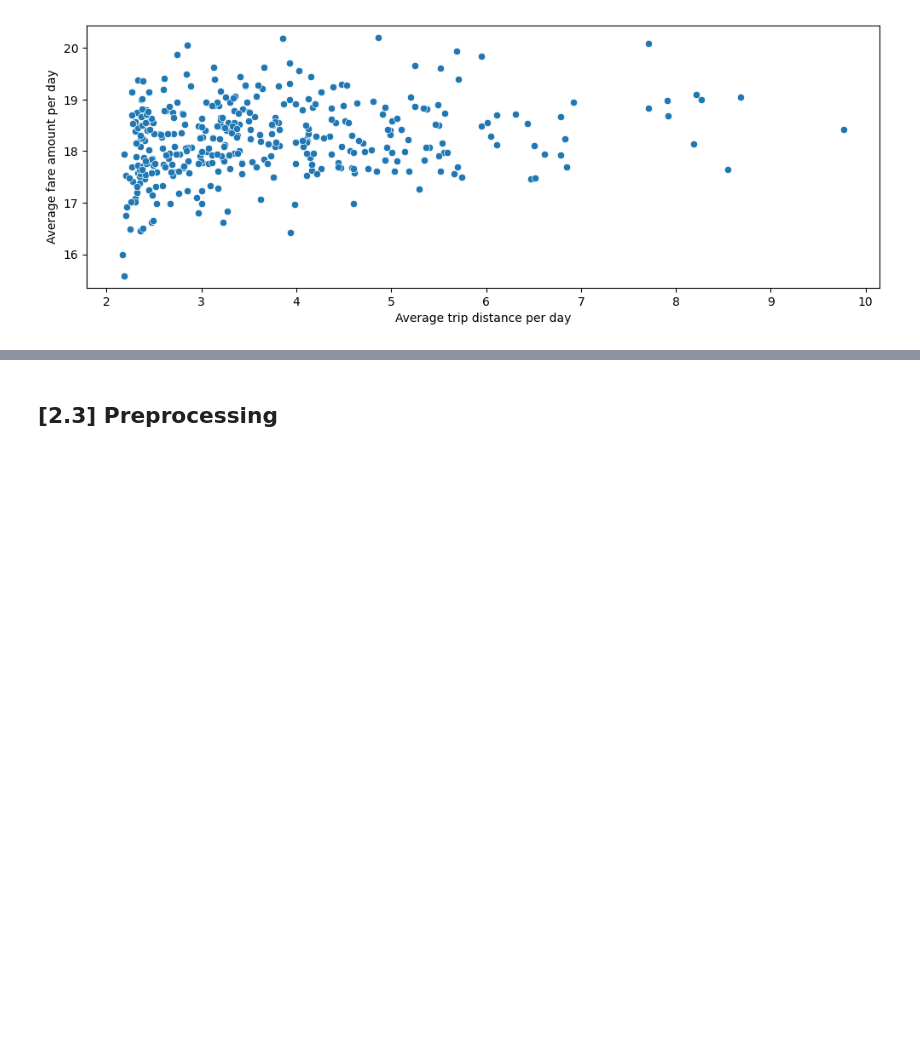
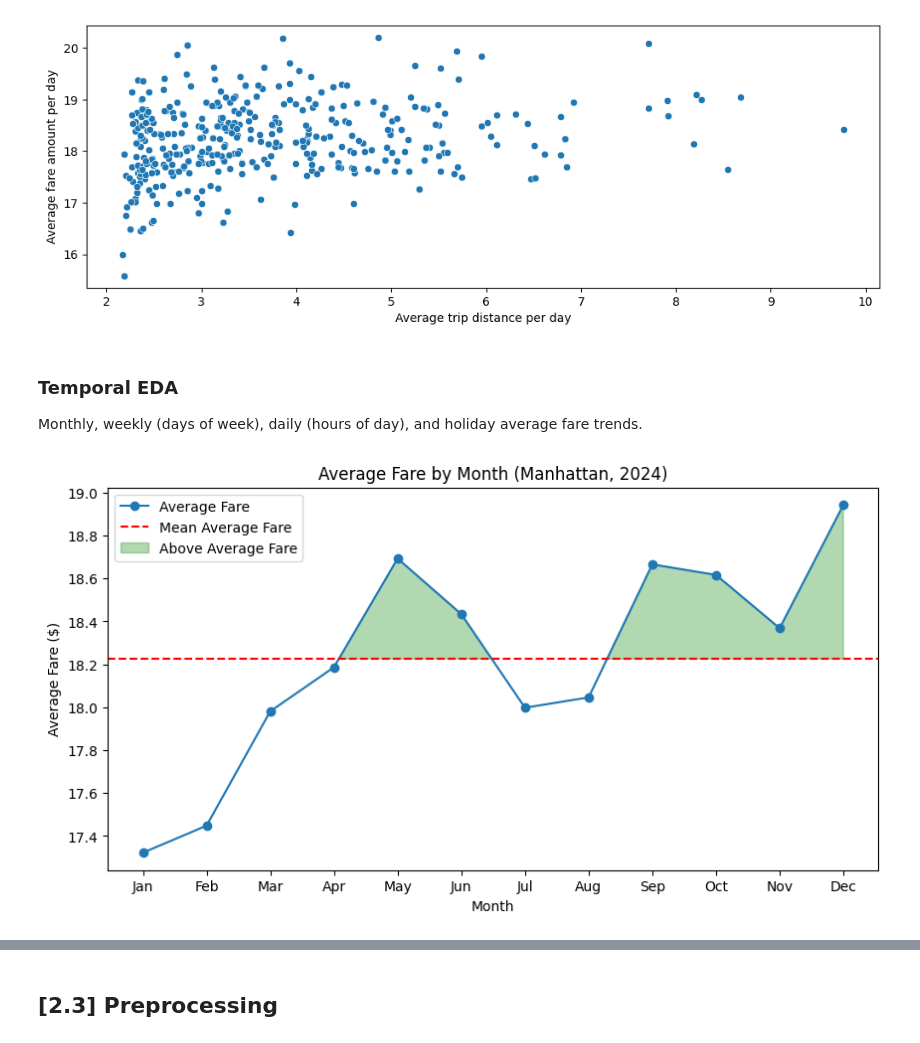
Before and after one commit to emma123456789102/Machine-Learning-Taxi-, a Jupyter notebook: final_notebook.ipynb, the cells around one changed output, grey strips where cells are left out. Cells and saved outputs as stored; diff of their text form; code cells hidden in the pictures; blank space fills up the shorter version.

Commit message:
Temporal and holiday EDA for revenue

```diff
--- a/final_notebook.ipynb
+++ b/final_notebook.ipynb
@@ -1028,5 +1028,35 @@ del daily
 [figure]
 [figure]
 [figure]
+# %% [markdown]
+### Temporal EDA
+Monthly, weekly (days of week), daily (hours of day), and holiday average fare trends.
 # %%
-# <--- Lucy
+# Monthly - trends
+monthly = df.groupby(['pickup_month'], as_index=False).agg(
+    avg_fare_amount = ('avg_fare_amount', 'mean'),
+    avg_demand = ('total_ride_count', 'mean')
+)
+
+# Month names instead of numbers
+import calendar
+monthly['month_name'] = monthly['pickup_month'].apply(lambda x: calendar.month_abbr[x])
+
+plt.figure(figsize=(10, 5))
+
+# Average fare per month trendline
+plt.plot(monthly['month_name'], monthly['avg_fare_amount'], marker='o', label="Average Fare")
+
+# Mean average fare per month (across all months)
+plt.axhline(y=monthly['avg_fare_amount'].mean(), color='red', linestyle='--', label="Mean Average Fare")
+
+# Highlight which months have higher than average fares
+plt.fill_between(monthly['month_name'], monthly['avg_fare_amount'], monthly['avg_fare_amount'].mean(), where=(monthly['avg_fare_amount'] > monthly['avg_fare_amount'].mean()), color='green', alpha=0.3, label="Above Average Fare", interpolate=True)
+
+plt.title("Average Fare by Month (Manhattan, 2024)")
+plt.xlabel("Month")
+plt.ylabel("Average Fare ($)")
+plt.legend()
+plt.show()
+# %% [output]
+[figure, added]
```
Also changed, not shown: parts of 11 cells of this notebook.
